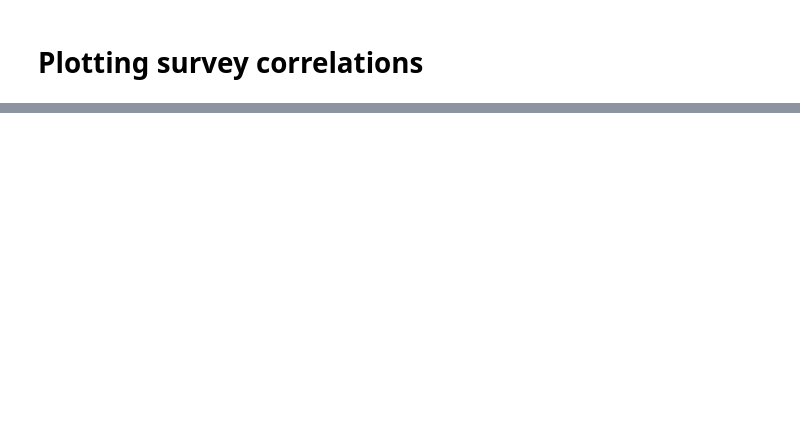
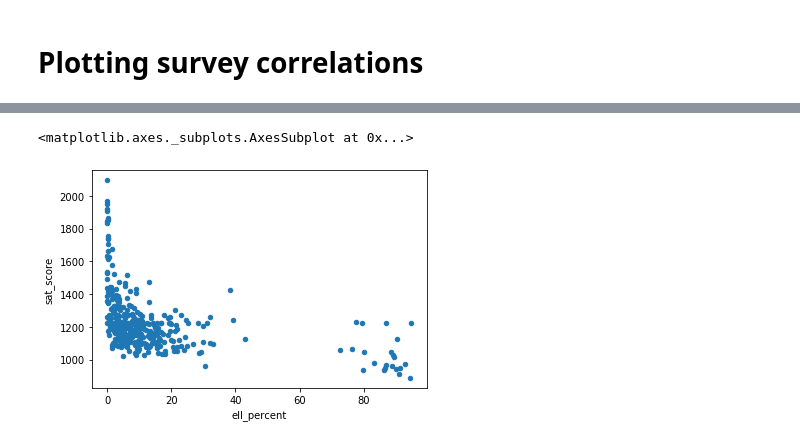
Before and after one commit to IS-87/DataQuest_NYC_schools, a Jupyter notebook: Schools.ipynb, the cells around one changed output, grey strips where cells are left out. Cells and saved outputs as stored; diff of their text form; code cells hidden in the pictures; blank space fills up the shorter version.

```diff
--- a/Schools.ipynb
+++ b/Schools.ipynb
@@ -167,0 +207,6 @@ survey_fields.remove("DBN")
+# %%
+# Plot English language learners percent and SAT scores
+combined.plot(kind='scatter', x='ell_percent', y='sat_score')
+# %% [output]
+<matplotlib.axes._subplots.AxesSubplot at 0x...>
+[figure, added]
```
Also changed, not shown: parts of 14 cells of this notebook.
